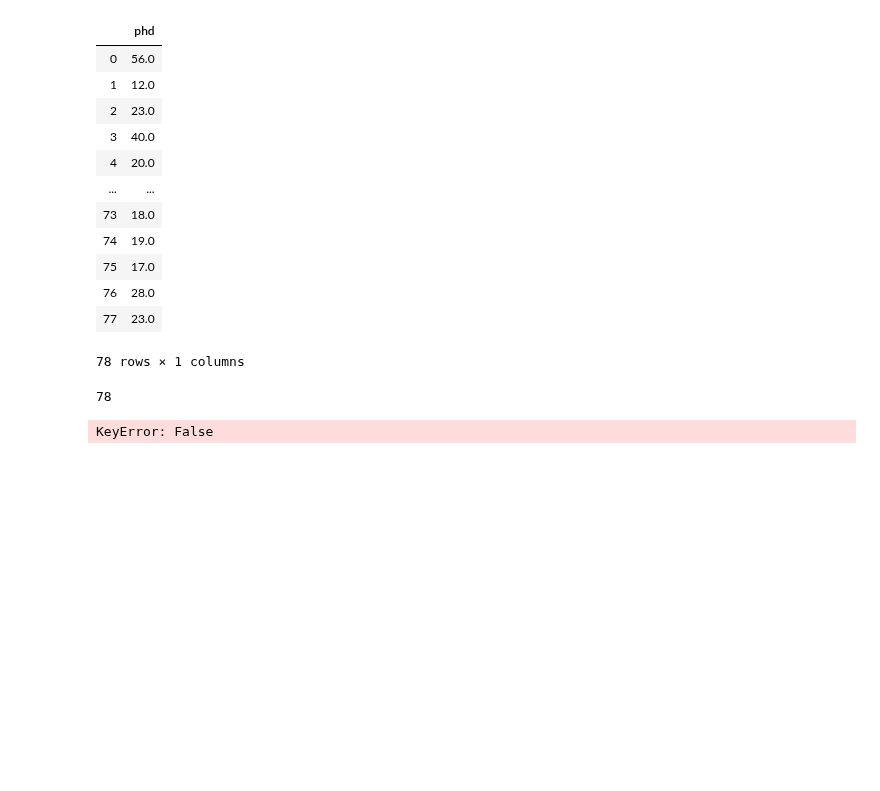
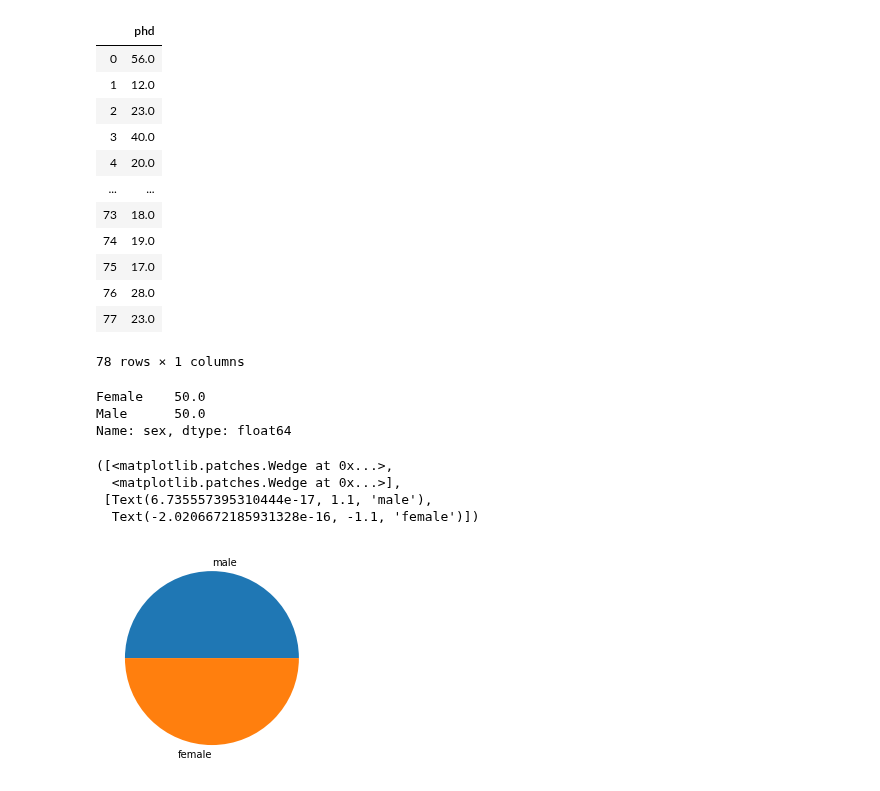
Before and after one commit to Yogendra3112/data_science, a Jupyter notebook: Pandas.ipynb, the cells around one changed output. Saved outputs shown, nothing was run; the diff lists cells and outputs as text; code cells hidden in the pictures; blank space fills up the shorter version.

```diff
--- a/Pandas.ipynb
+++ b/Pandas.ipynb
@@ -1201,11 +1201,17 @@ df[['phd']]
 | 76 | 28.0 |
 | 77 | 23.0 |
 78 rows × 1 columns
-# %%
-df['sex'].value_count()
-# %% [output]
-78
+# %%
+df['sex'].value_counts(normalize=True)*100
+# %% [output]
+Female    50.0
+Male      50.0
+Name: sex, dtype: float64
 # %%
-plt.pyplot.pie(df[['sex']=='Male'])
+plt.pyplot.pie(df['sex'].value_counts(),labels=['male','female'],autopct='%1.1f%%')
 # %% [output]
-KeyError: False
+([<matplotlib.patches.Wedge at 0x...>,
+  <matplotlib.patches.Wedge at 0x...>],
+ [Text(6.735557395310444e-17, 1.1, 'male'),
+  Text(-2.0206672185931328e-16, -1.1, 'female')])
+[figure, added]
```
